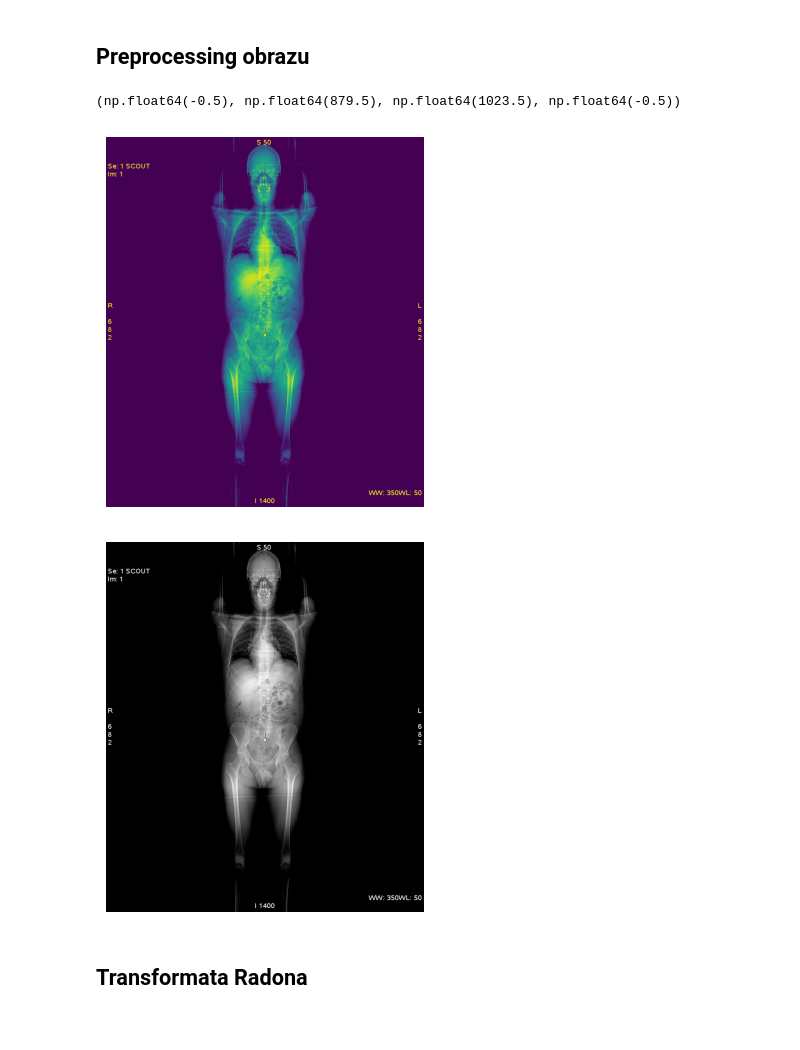
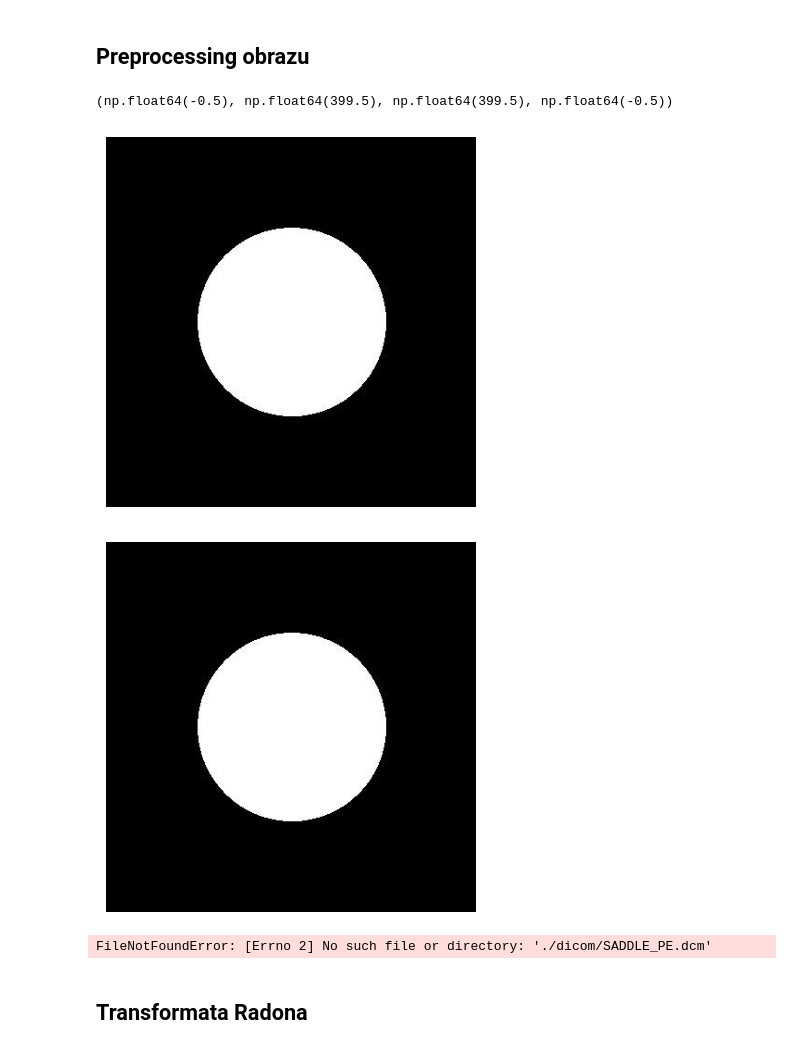
Before and after one commit to RastaGregx/tomograf_college, a Jupyter notebook: tomograf.ipynb, the cells around one changed output. Drawn from its saved outputs; the diff is of its cells as text; code cells hidden in the pictures.

Commit message:
step-by-step graphs

```diff
--- a/tomograf.ipynb
+++ b/tomograf.ipynb
@@ -78,12 +92,12 @@ from ipywidgets import interact, IntSlider
 ## Preprocessing obrazu
 # %%
 #Wczytanie obrazu
-img = Image.open("./obraz/CT_ScoutView.jpg")
+img = Image.open("./obraz/Kolo.jpg")
 plt.imshow(img)
 plt.axis("off")
 # %% [output]
-(np.float64(-0.5), np.float64(879.5), np.float64(1023.5), np.float64(-0.5))
+(np.float64(-0.5), np.float64(399.5), np.float64(399.5), np.float64(-0.5))
-[figure, old version]
+[figure, new version]
 # %%
 #Zamiana w skalę szarości i zamiana w array
 gray = img.convert("L")
@@ -92,7 +106,21 @@ plt.axis("off")
 
 arr = np.array(gray).astype(np.float64)
 # %% [output]
-[figure, old version]
+[figure, new version]
+# %%
+ds = pydicom.dcmread("./dicom/SADDLE_PE.dcm")
+img = ds.pixel_array.astype(np.float64)
+
+if hasattr(ds, "RescaleSlope") and hasattr(ds, "RescaleIntercept"):
+    img = img * ds.RescaleSlope + ds.RescaleIntercept
+
+plt.imshow(img, cmap="gray")
+plt.axis("off")
+
+img_min, img_max = img.min(), img.max()
+arr = (img - img_min) / (img_max - img_min + 1e-8)
+# %% [output]
+FileNotFoundError: [Errno 2] No such file or directory: './dicom/SADDLE_PE.dcm'
 # %% [markdown]
 ## Transformata Radona
 # %%
```
Also changed, not shown: parts of 3 cells of this notebook.
